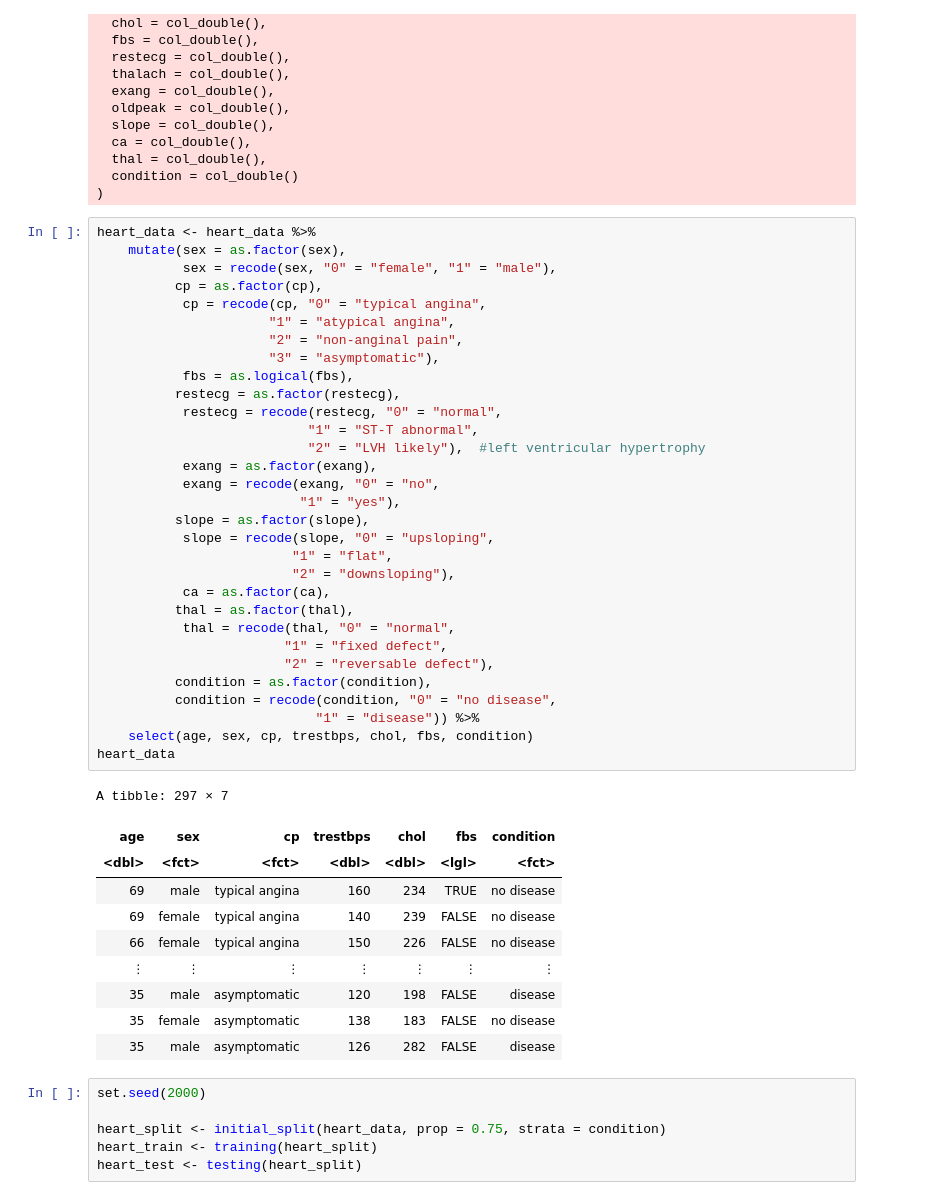
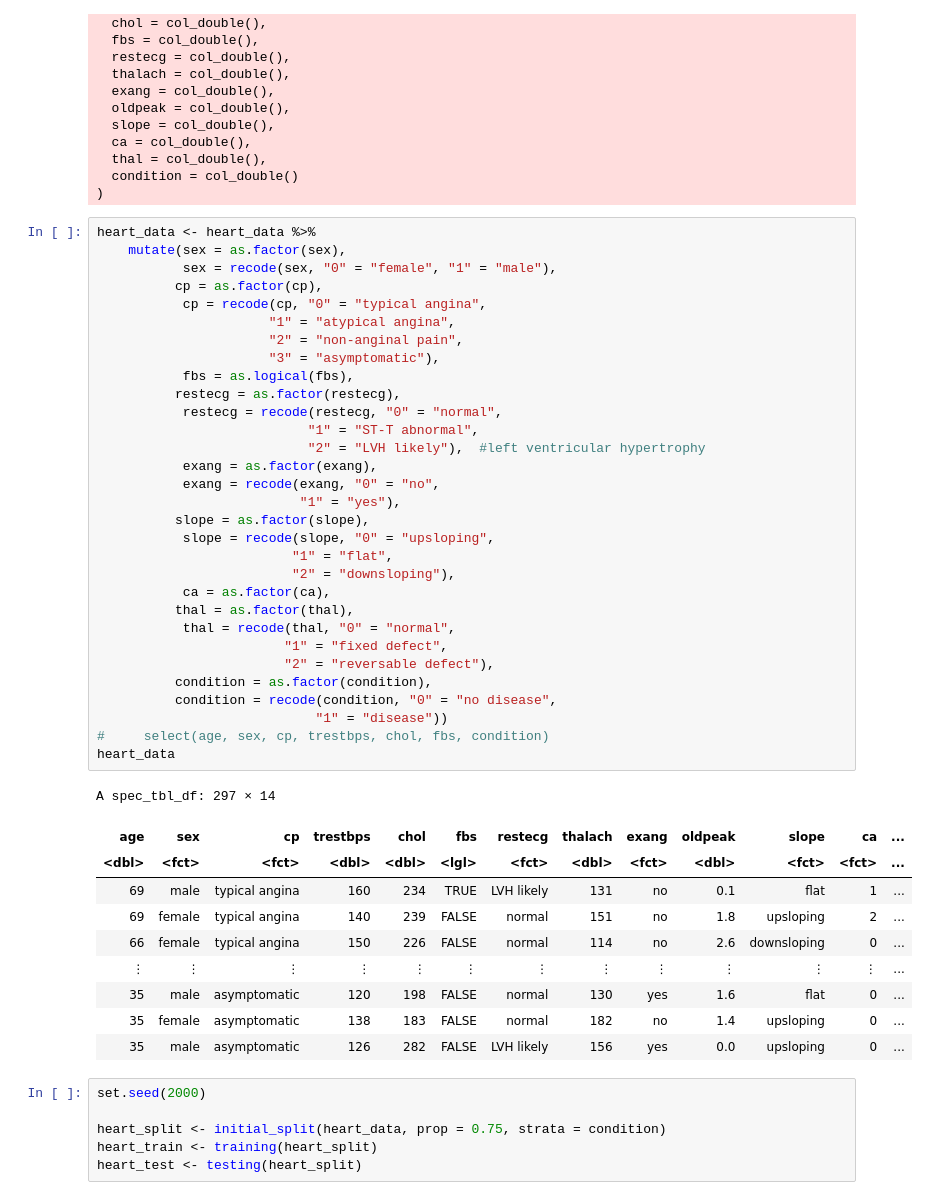
Before and after one commit to ssyl29/group_project, a Jupyter notebook: report.ipynb, the cells around one changed output. Cells and saved outputs as stored; diff of their text form.

```diff
--- a/report.ipynb
+++ b/report.ipynb
@@ -44,45 +44,45 @@ cols(
 # %%
 heart_data <- heart_data %>%
     mutate(sex = as.factor(sex),
            sex = recode(sex, "0" = "female", "1" = "male"),
           cp = as.factor(cp),
            cp = recode(cp, "0" = "typical angina",
                       "1" = "atypical angina",
                       "2" = "non-anginal pain",
                       "3" = "asymptomatic"),
            fbs = as.logical(fbs),
           restecg = as.factor(restecg),
            restecg = recode(restecg, "0" = "normal",
                            "1" = "ST-T abnormal",
                            "2" = "LVH likely"),  #left ventricular hypertrophy
            exang = as.factor(exang),
            exang = recode(exang, "0" = "no",
                           "1" = "yes"),
           slope = as.factor(slope),
            slope = recode(slope, "0" = "upsloping",
                          "1" = "flat",
                          "2" = "downsloping"),
            ca = as.factor(ca),
           thal = as.factor(thal),
            thal = recode(thal, "0" = "normal",
                         "1" = "fixed defect",
                         "2" = "reversable defect"),
           condition = as.factor(condition),
           condition = recode(condition, "0" = "no disease",
-                            "1" = "disease")) %>%
-    select(age, sex, cp, trestbps, chol, fbs, condition)
+                            "1" = "disease"))
+#     select(age, sex, cp, trestbps, chol, fbs, condition)
 heart_data
 # %% [output]
-A tibble: 297 × 7
+A spec_tbl_df: 297 × 14
-| age | sex | cp | trestbps | chol | fbs | condition |
-| <dbl> | <fct> | <fct> | <dbl> | <dbl> | <lgl> | <fct> |
-| 69 | male | typical angina | 160 | 234 | TRUE | no disease |
-| 69 | female | typical angina | 140 | 239 | FALSE | no disease |
-| 66 | female | typical angina | 150 | 226 | FALSE | no disease |
-| ⋮ | ⋮ | ⋮ | ⋮ | ⋮ | ⋮ | ⋮ |
-| 35 | male | asymptomatic | 120 | 198 | FALSE | disease |
-| 35 | female | asymptomatic | 138 | 183 | FALSE | no disease |
-| 35 | male | asymptomatic | 126 | 282 | FALSE | disease |
+| age | sex | cp | trestbps | chol | fbs | restecg | thalach | exang | oldpeak | slope | ca | ... |
+| <dbl> | <fct> | <fct> | <dbl> | <dbl> | <lgl> | <fct> | <dbl> | <fct> | <dbl> | <fct> | <fct> | ... |
+| 69 | male | typical angina | 160 | 234 | TRUE | LVH likely | 131 | no | 0.1 | flat | 1 | ... |
+| 69 | female | typical angina | 140 | 239 | FALSE | normal | 151 | no | 1.8 | upsloping | 2 | ... |
+| 66 | female | typical angina | 150 | 226 | FALSE | normal | 114 | no | 2.6 | downsloping | 0 | ... |
+| ⋮ | ⋮ | ⋮ | ⋮ | ⋮ | ⋮ | ⋮ | ⋮ | ⋮ | ⋮ | ⋮ | ⋮ | ... |
+| 35 | male | asymptomatic | 120 | 198 | FALSE | normal | 130 | yes | 1.6 | flat | 0 | ... |
+| 35 | female | asymptomatic | 138 | 183 | FALSE | normal | 182 | no | 1.4 | upsloping | 0 | ... |
+| 35 | male | asymptomatic | 126 | 282 | FALSE | LVH likely | 156 | yes | 0.0 | upsloping | 0 | ... |
 # %%
 set.seed(2000)
 
```
Also changed, not shown: parts of 1 cell of this notebook.
